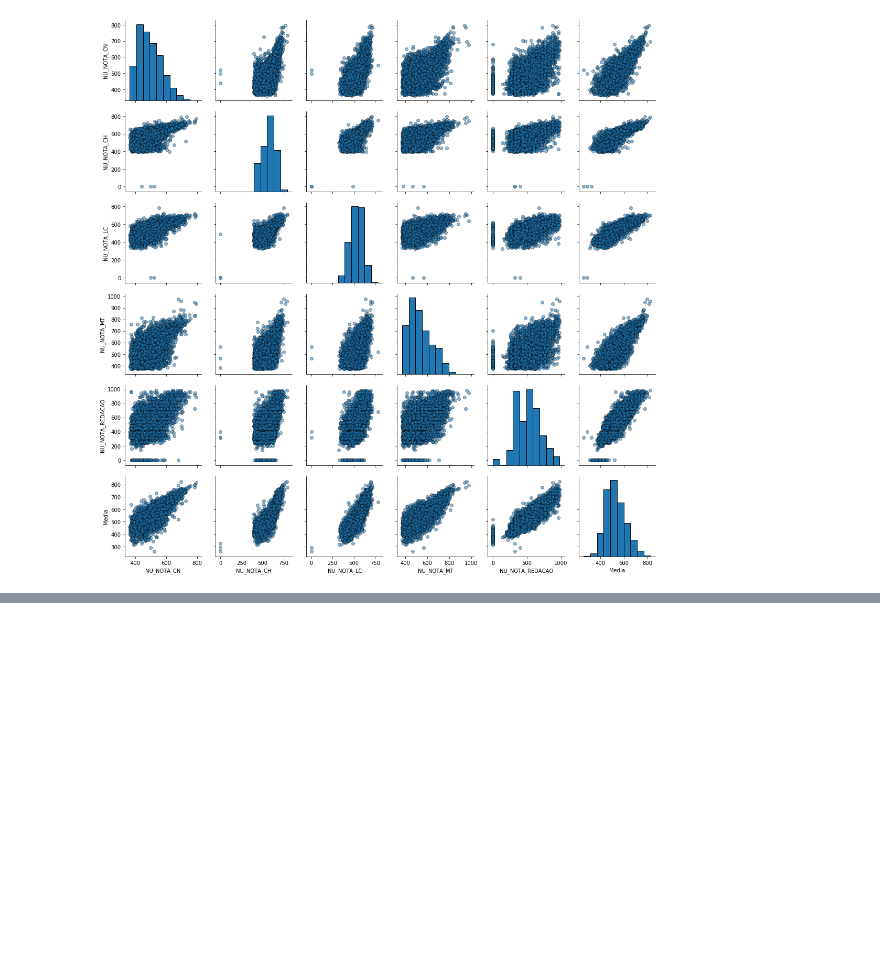
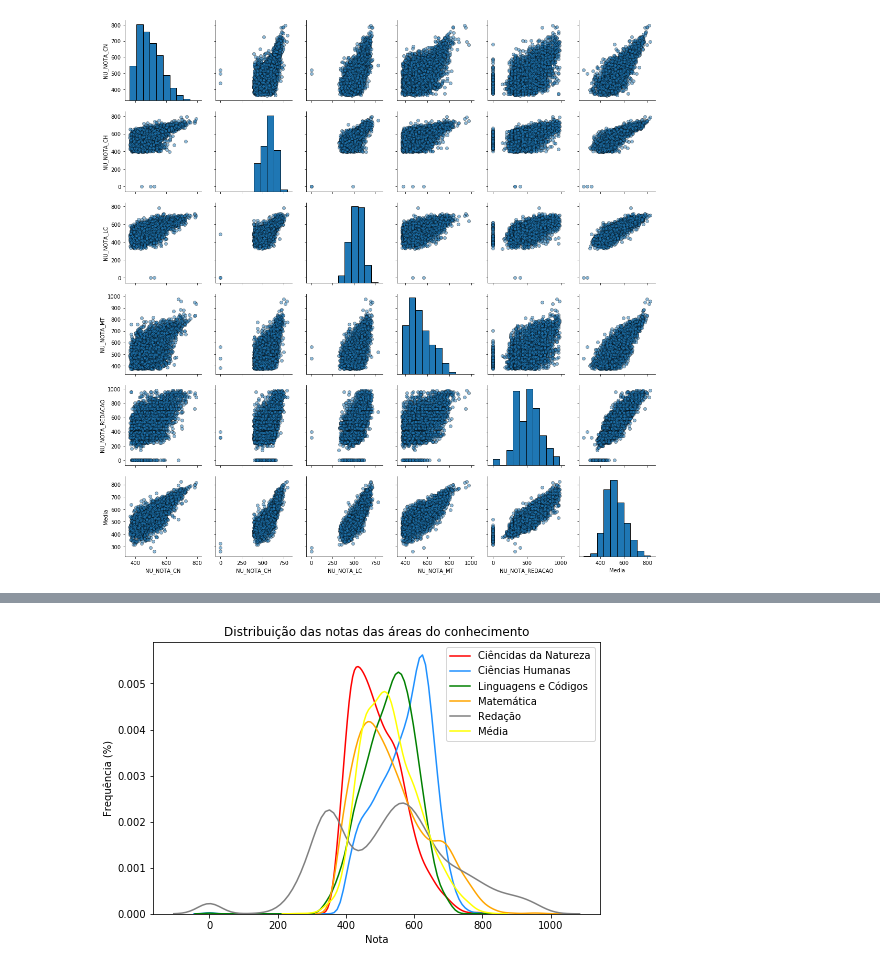
Before and after one commit to barbaragribeiro/enem-data-analysis, a Jupyter notebook: analise_notas_geral.ipynb, the cells around one changed output, grey strips where cells are left out. Saved outputs shown, nothing was run; the diff lists cells and outputs as text; code cells hidden in the pictures; blank space fills up the shorter version.

Commit message:
Adding distplot

```diff
--- a/analise_notas_geral.ipynb
+++ b/analise_notas_geral.ipynb
@@ -81,0 +88,11 @@ sns.pairplot(dfCorr, diag_kws={'edgecolor':'k'}, plot_kws={'alpha':0.5, 'edgecol
+# %%
+for i in range(len(dfs)):
+    #sns.kdeplot(dfs[i], color = colors[i], label = str(2018-i))  Começou a dar erro do nada, não soube o que é
+    sns.distplot(dfs[i], color = colors[i], hist = False, label = labels[i])
+plt.title('Distribuição das notas das áreas do conhecimento')
+plt.xlabel('Nota')
+plt.ylabel('Frequência (%)')
+plt.legend()
+plt.show()
+# %% [output]
+[figure, added]
```
Also changed, not shown: parts of 2 cells of this notebook.
